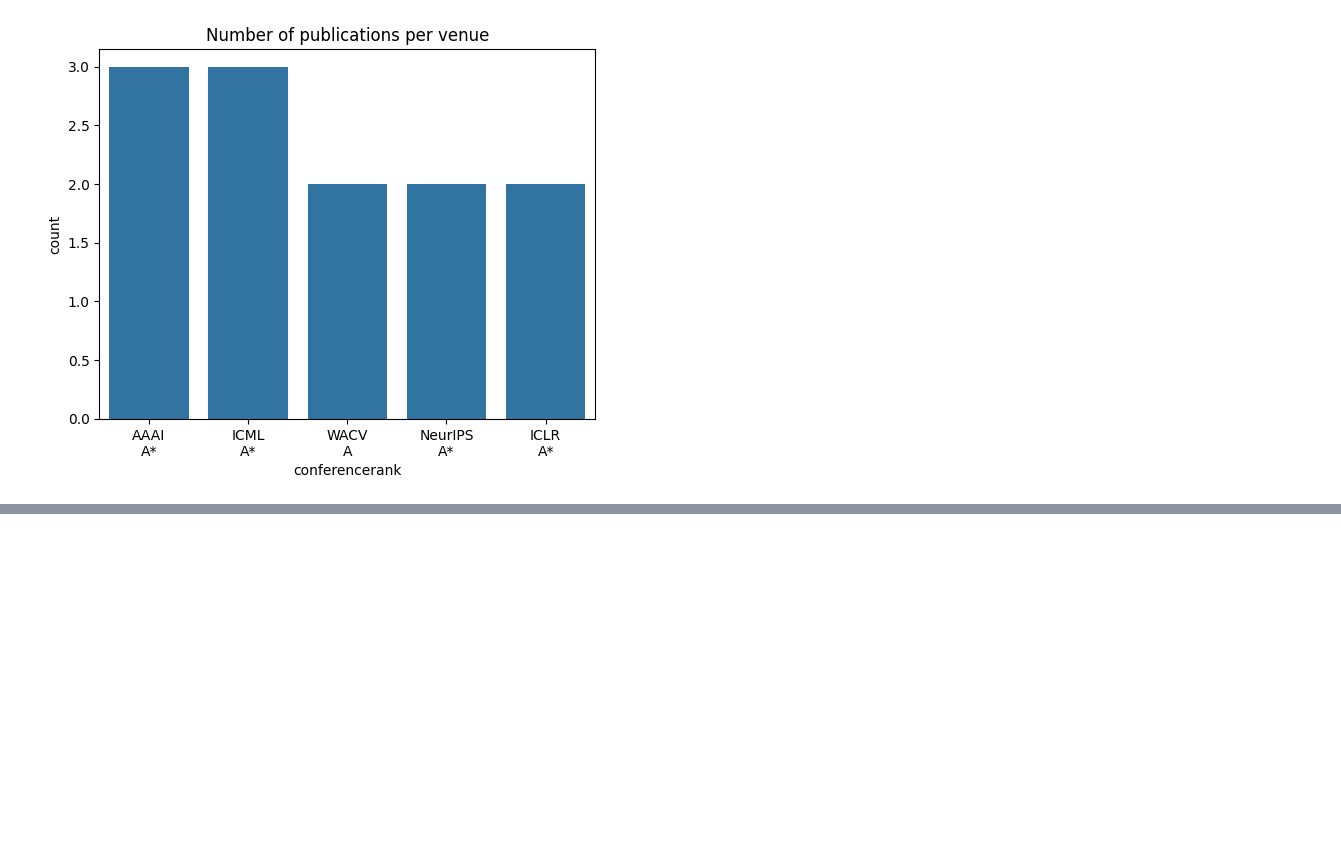
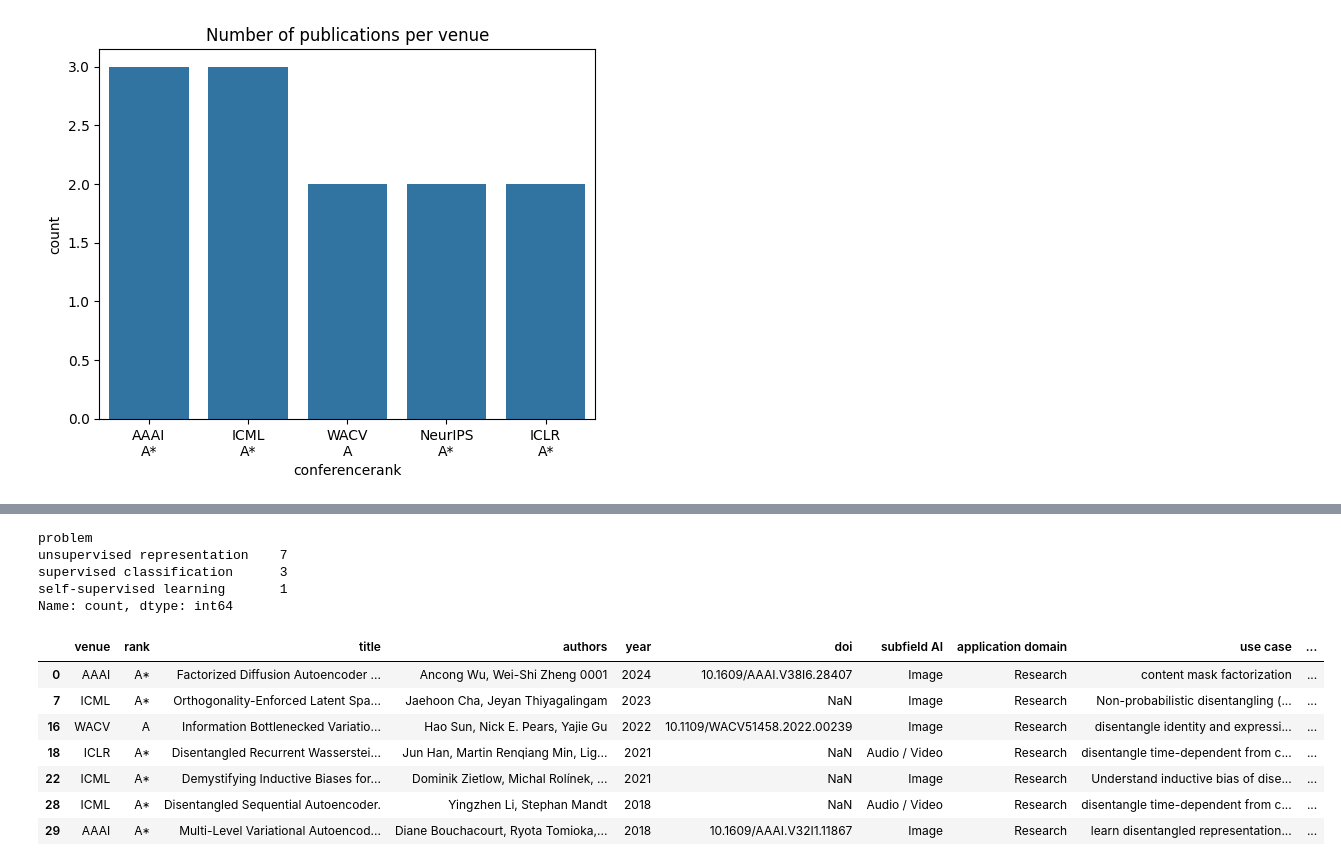
Before and after one commit to alextdnreb/LiteratureReview, a Jupyter notebook: survey_disentangled.ipynb, the cells around one changed output, grey strips where cells are left out. Cells and saved outputs as stored; diff of their text form; code cells hidden in the pictures; blank space fills up the shorter version.

```diff
--- a/survey_disentangled.ipynb
+++ b/survey_disentangled.ipynb
@@ -283,0 +319,19 @@ See the caveats in the documentation: https://pandas.pydata.org/pandas-docs/stab
+# %%
+full_data["problem"].value_counts()
+# %% [output]
+problem
+unsupervised representation    7
+supervised classification      3
+self-supervised learning       1
+Name: count, dtype: int64
+# %%
+full_data[full_data["problem"] == "unsupervised representation"]
+# %% [output]
+|  | venue | rank | title | authors | year | doi | subfield AI | application domain | use case | ... |
+| 0 | AAAI | A* | Factorized Diffusion Autoencoder ... | Ancong Wu, Wei-Shi Zheng 0001 | 2024 | 10.1609/AAAI.V38I6.28407 | Image | Research | content mask factorization | ... |
+| 7 | ICML | A* | Orthogonality-Enforced Latent Spa... | Jaehoon Cha, Jeyan Thiyagalingam | 2023 | NaN | Image | Research | Non-probabilistic disentangling (... | ... |
+| 16 | WACV | A | Information Bottlenecked Variatio... | Hao Sun, Nick E. Pears, Yajie Gu | 2022 | 10.1109/WACV51458.2022.00239 | Image | Research | disentangle identity and expressi... | ... |
+| 18 | ICLR | A* | Disentangled Recurrent Wasserstei... | Jun Han, Martin Renqiang Min, Lig... | 2021 | NaN | Audio / Video | Research | disentangle time-dependent from c... | ... |
+| 22 | ICML | A* | Demystifying Inductive Biases for... | Dominik Zietlow, Michal Rolínek, ... | 2021 | NaN | Image | Research | Understand inductive bias of dise... | ... |
+| 28 | ICML | A* | Disentangled Sequential Autoencoder. | Yingzhen Li, Stephan Mandt | 2018 | NaN | Audio / Video | Research | disentangle time-dependent from c... | ... |
+| 29 | AAAI | A* | Multi-Level Variational Autoencod... | Diane Bouchacourt, Ryota Tomioka,... | 2018 | 10.1609/AAAI.V32I1.11867 | Image | Research | learn disentangled representation... | ... |
```
Also changed, not shown: parts of 2 cells of this notebook, 2 other files.
